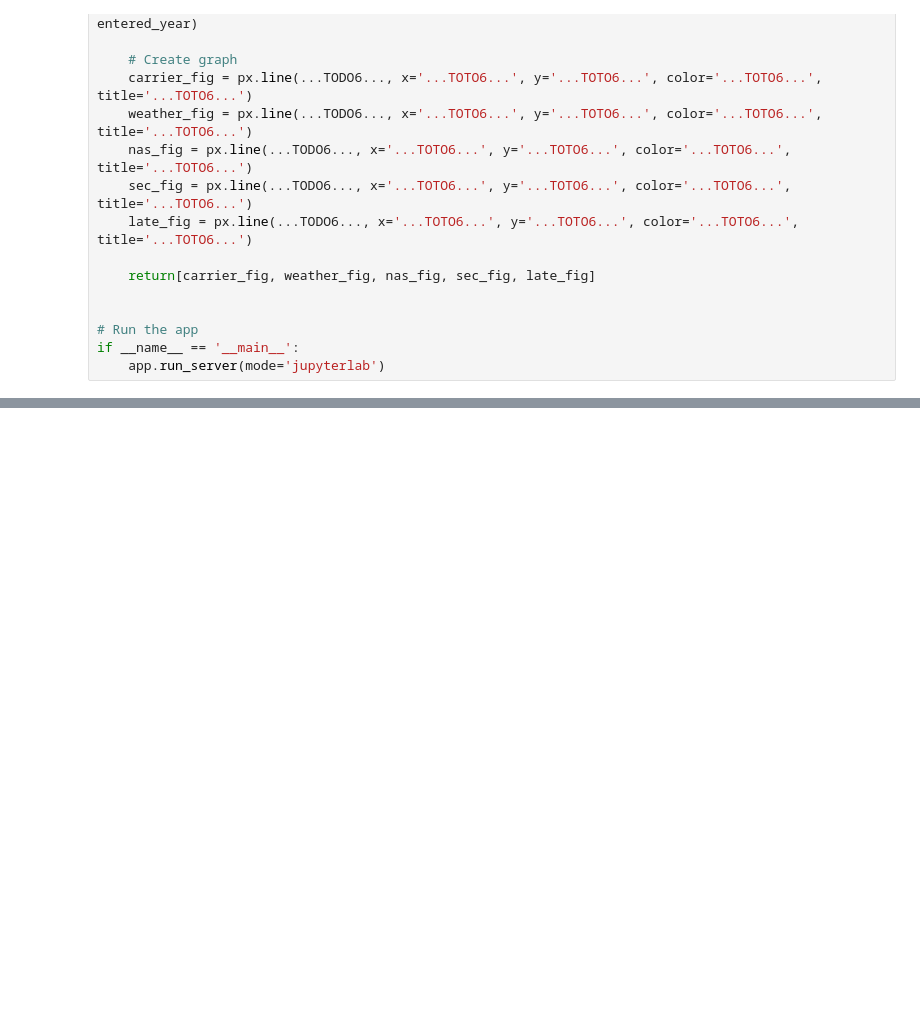
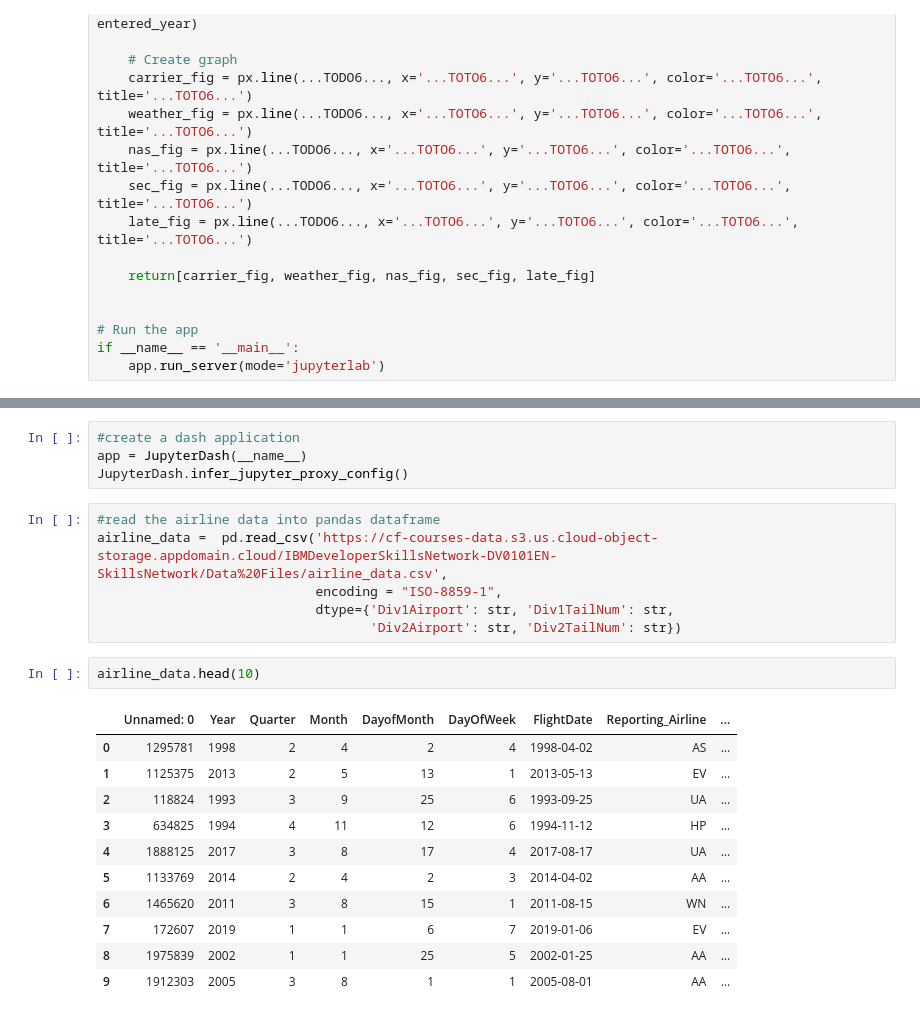
Before and after one commit to hoaint25/IBM_Data_Analyst, a Jupyter notebook: Flight_Delay_Time_Statistics_Dashboard.ipynb, the cells around one changed output, grey strips where cells are left out. Saved outputs shown, nothing was run; the diff lists cells and outputs as text; blank space fills up the shorter version.

```diff
--- a/Flight_Delay_Time_Statistics_Dashboard.ipynb
+++ b/Flight_Delay_Time_Statistics_Dashboard.ipynb
@@ -76,0 +128,24 @@ if __name__ == '__main__':
+# %%
+#create a dash application
+app = JupyterDash(__name__)
+JupyterDash.infer_jupyter_proxy_config()
+# %%
+#read the airline data into pandas dataframe
+airline_data =  pd.read_csv('https://cf-courses-data.s3.us.cloud-object-storage.appdomain.cloud/IBMDeveloperSkillsNetwork-DV0101EN-SkillsNetwork/Data%20Files/airline_data.csv',
+                            encoding = "ISO-8859-1",
+                            dtype={'Div1Airport': str, 'Div1TailNum': str,
+                                   'Div2Airport': str, 'Div2TailNum': str})
+# %%
+airline_data.head(10)
+# %% [output]
+|  | Unnamed: 0 | Year | Quarter | Month | DayofMonth | DayOfWeek | FlightDate | Reporting_Airline | ... |
+| 0 | 1295781 | 1998 | 2 | 4 | 2 | 4 | 1998-04-02 | AS | ... |
+| 1 | 1125375 | 2013 | 2 | 5 | 13 | 1 | 2013-05-13 | EV | ... |
+| 2 | 118824 | 1993 | 3 | 9 | 25 | 6 | 1993-09-25 | UA | ... |
+| 3 | 634825 | 1994 | 4 | 11 | 12 | 6 | 1994-11-12 | HP | ... |
+| 4 | 1888125 | 2017 | 3 | 8 | 17 | 4 | 2017-08-17 | UA | ... |
+| 5 | 1133769 | 2014 | 2 | 4 | 2 | 3 | 2014-04-02 | AA | ... |
+| 6 | 1465620 | 2011 | 3 | 8 | 15 | 1 | 2011-08-15 | WN | ... |
+| 7 | 172607 | 2019 | 1 | 1 | 6 | 7 | 2019-01-06 | EV | ... |
+| 8 | 1975839 | 2002 | 1 | 1 | 25 | 5 | 2002-01-25 | AA | ... |
+| 9 | 1912303 | 2005 | 3 | 8 | 1 | 1 | 2005-08-01 | AA | ... |
```
Also changed, not shown: parts of 6 cells of this notebook.
